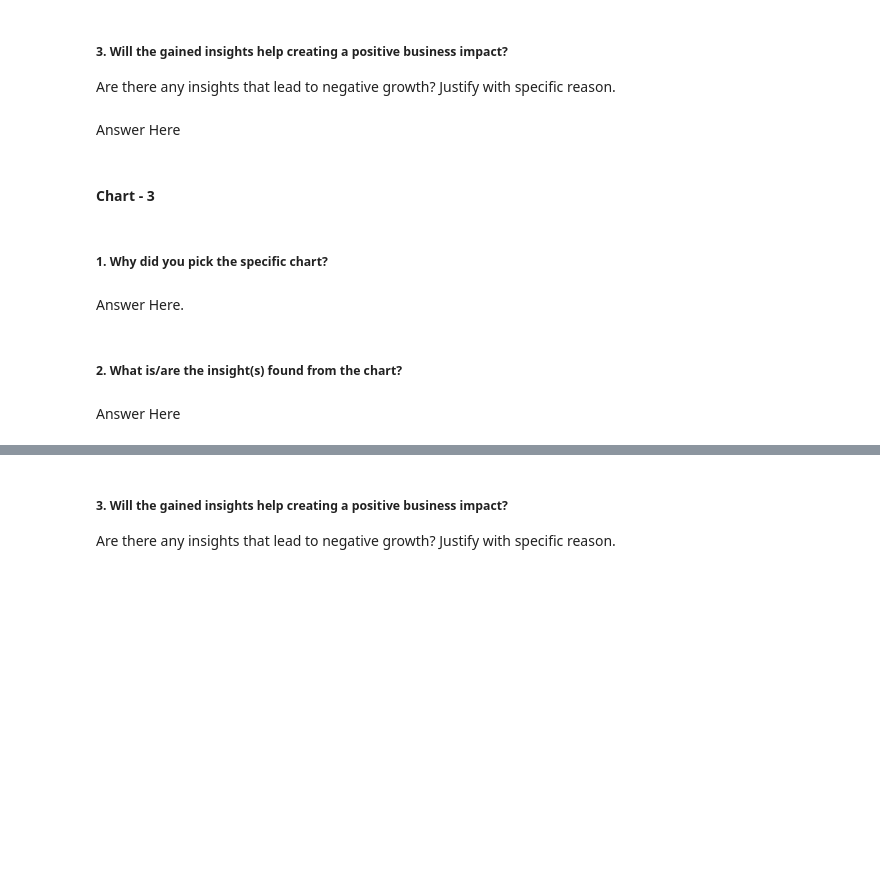
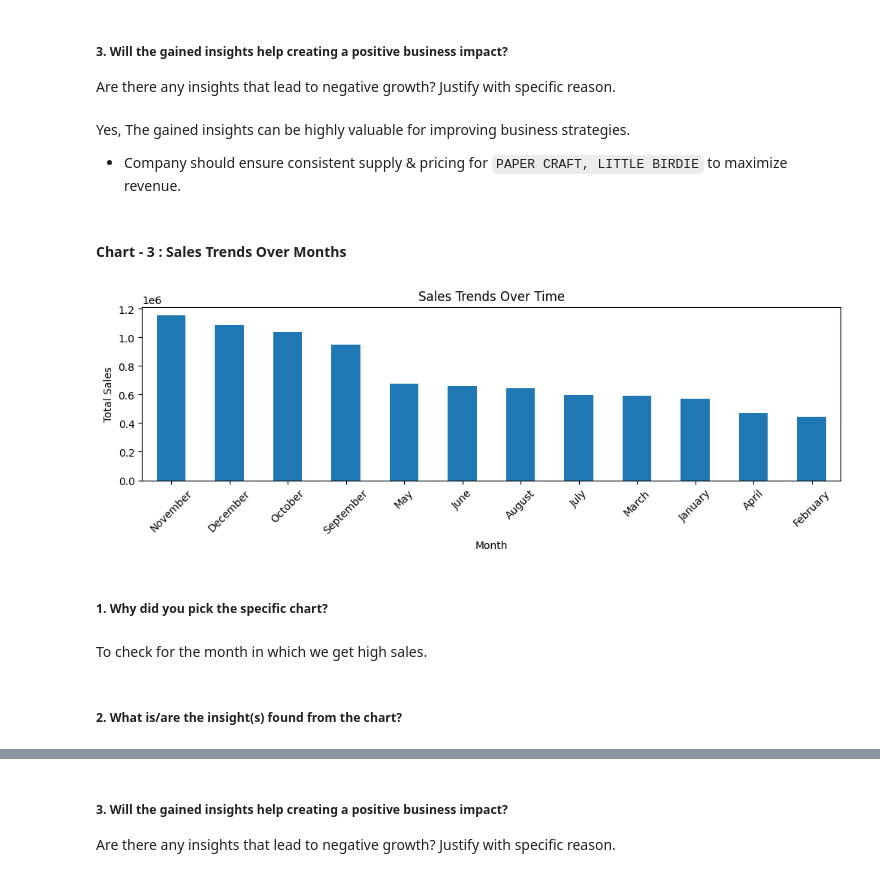
Before and after one commit to akshat-mishra-ds/Myntra-Online-Retail-Customer-Segmentation, a Jupyter notebook: Myntra_Online_Retail_Customer_Segmentation.ipynb, the cells around one changed output, grey strips where cells are left out. Saved outputs shown, nothing was run; the diff lists cells and outputs as text; code cells hidden in the pictures; blank space fills up the shorter version.

```diff
--- a/Myntra_Online_Retail_Customer_Segmentation.ipynb
+++ b/Myntra_Online_Retail_Customer_Segmentation.ipynb
@@ -413,7 +396,9 @@ Answer Here
 # %% [markdown]
 ##### 3. Will the gained insights help creating a positive business impact?
 Are there any insights that lead to negative growth? Justify with specific reason.
-# %% [markdown]
-Answer Here
+# %% [markdown]
+Yes, The gained insights can be highly valuable for improving business strategies.
+
+- Company should ensure consistent supply & pricing for `PAPER CRAFT, LITTLE BIRDIE` to maximize revenue.
 # %% [markdown]
-#### Chart - 3
+#### **Chart - 3 : Sales Trends Over Months**
@@ -422,8 +405,17 @@ Answer Here
+# %%
+# Chart - 2 : Sales Trends Over Time
+plt.figure(figsize = (12, 3))
+Myntra_df.groupby('Month')['Purchase_Amount'].sum().sort_values(ascending=False).plot(kind='bar')
+plt.title('Sales Trends Over Time')
+plt.xlabel('Month')
+plt.ylabel('Total Sales')
+plt.xticks(rotation=45)
+plt.show()
+# %% [output]
+[figure, added]
 # %% [markdown]
 ##### 1. Why did you pick the specific chart?
-# %% [markdown]
-Answer Here.
+# %% [markdown]
+To check for the month in which we get high sales.
 # %% [markdown]
 ##### 2. What is/are the insight(s) found from the chart?
-# %% [markdown]
-Answer Here
```
Also changed, not shown: parts of 24 cells of this notebook.
